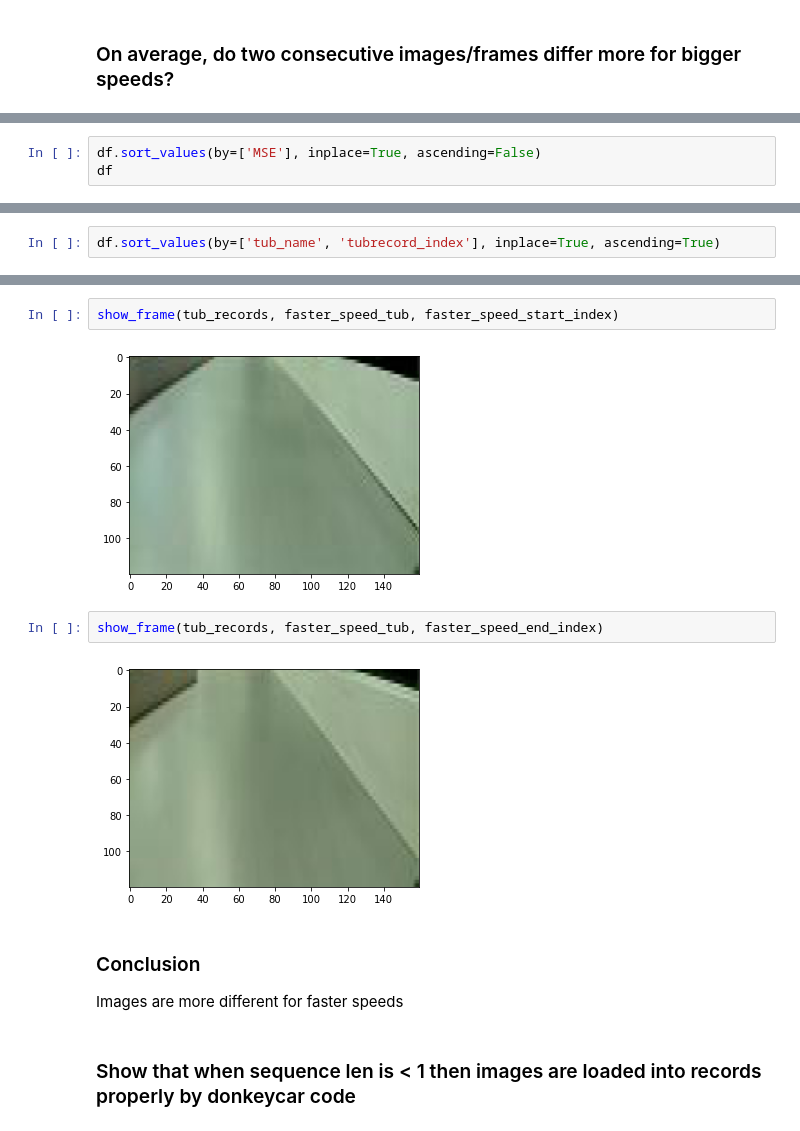
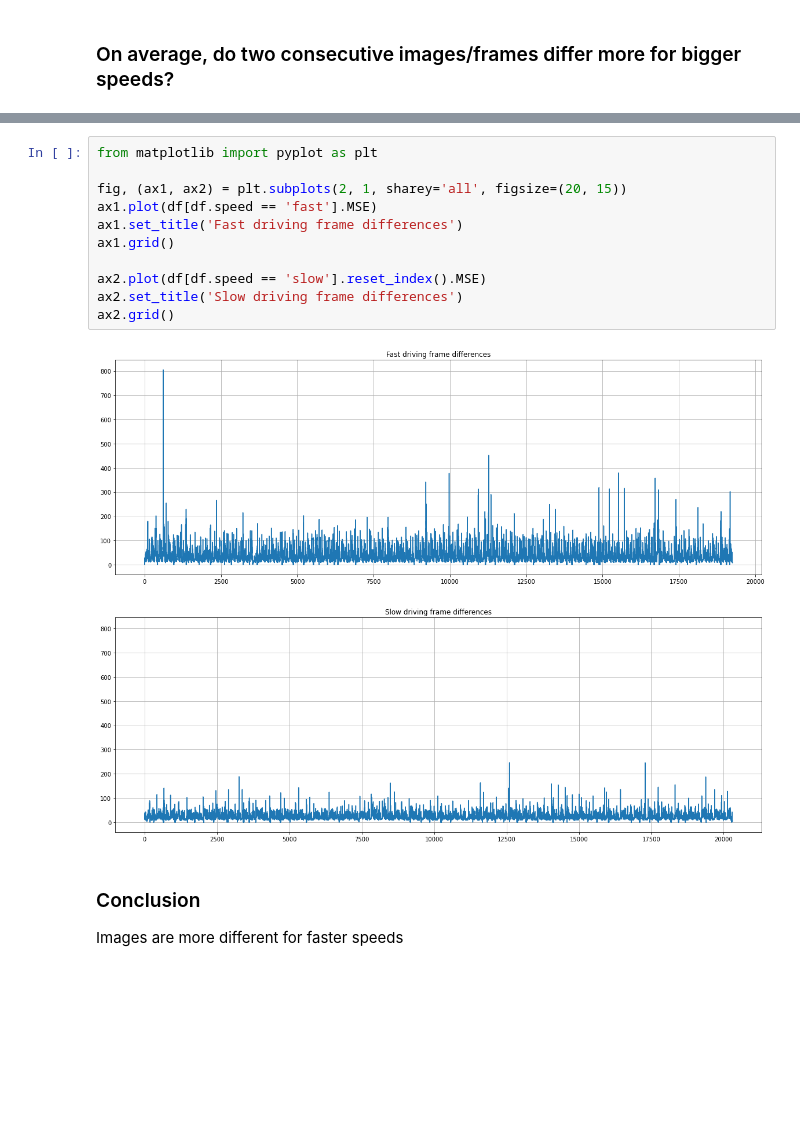
Before and after one commit to kristjanr/dat-sci-master-thesis, a Jupyter notebook: FrameDifferences.ipynb, the cells around one changed output, grey strips where cells are left out. Saved outputs shown, nothing was run; the diff lists cells and outputs as text; blank space fills up the shorter version.

```diff
--- a/FrameDifferences.ipynb
+++ b/FrameDifferences.ipynb
@@ -217,3 +153,0 @@ plt.plot(df[df.speed == 90].MSE)
-# %%
-df.sort_values(by=['MSE'], inplace=True, ascending=False)
-df
@@ -261,2 +153,0 @@ Name: MSE, dtype: float64
-# %%
-df.sort_values(by=['tub_name', 'tubrecord_index'], inplace=True, ascending=True)
@@ -337,13 +154,16 @@ plt.plot(faster_speed_clip_df.tubrecord_index, faster_speed_clip_df.MSE)
-# %%
-show_frame(tub_records, faster_speed_tub, faster_speed_start_index)
-# %% [output]
-[figure, removed]
-# %%
-show_frame(tub_records, faster_speed_tub, faster_speed_end_index)
-# %% [output]
-[figure, removed]
+# %%
+from matplotlib import pyplot as plt
+
+fig, (ax1, ax2) = plt.subplots(2, 1, sharey='all', figsize=(20, 15))
+ax1.plot(df[df.speed == 'fast'].MSE)
+ax1.set_title('Fast driving frame differences')
+ax1.grid()
+
+ax2.plot(df[df.speed == 'slow'].reset_index().MSE)
+ax2.set_title('Slow driving frame differences')
+ax2.grid()
+# %% [output]
+[figure, added]
 # %% [markdown]
 ### Conclusion
 Images are more different for faster speeds
-# %% [markdown]
-### Show that when sequence len is < 1 then images are loaded into records properly by donkeycar code
```
Also changed, not shown: parts of 30 cells of this notebook, 1 other file.
